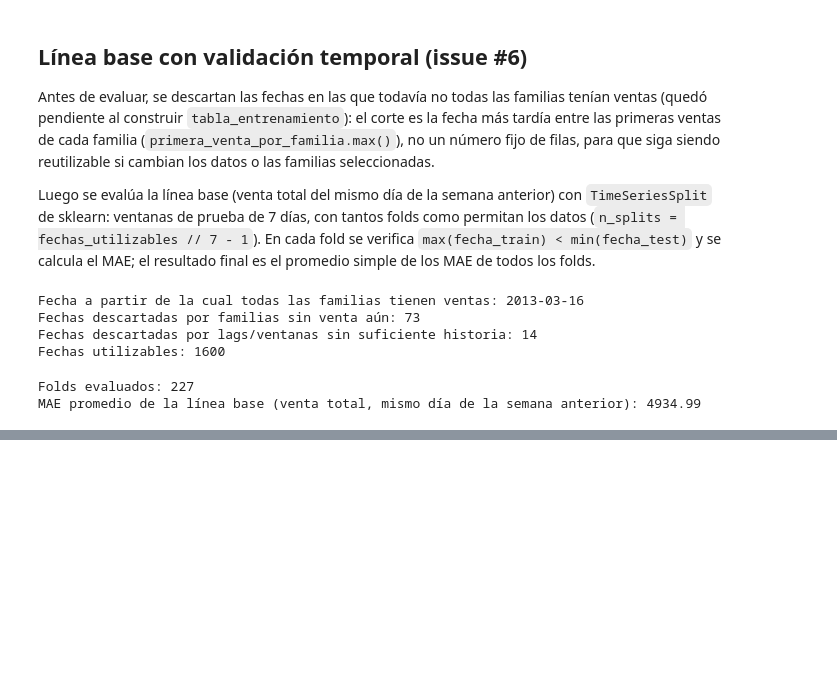
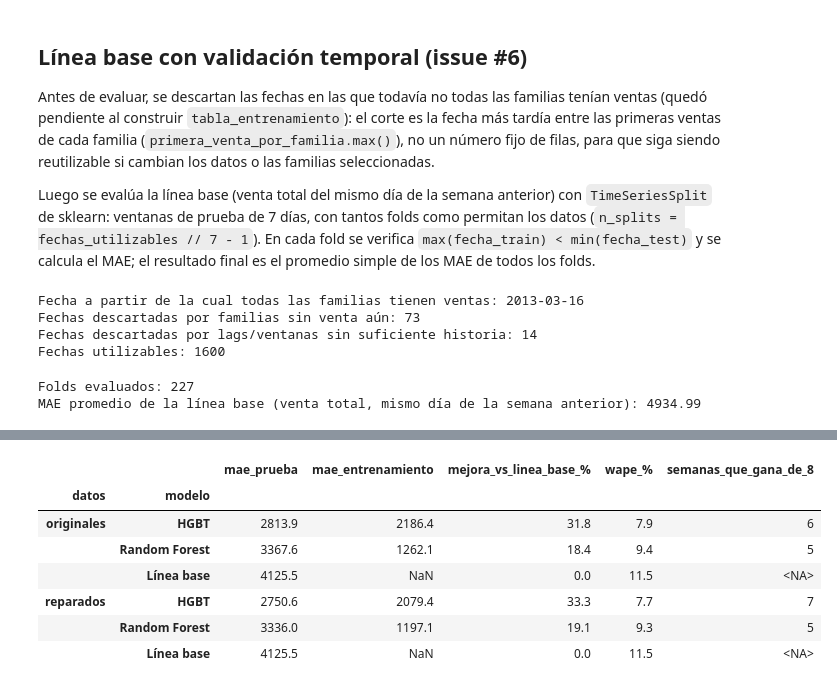
Before and after one commit to Jacogz/ML-Prediccion-Demanda, a Jupyter notebook: src/model_development.ipynb, the cells around one changed output, grey strips where cells are left out. Drawn from its saved outputs; the diff is of its cells as text; code cells hidden in the pictures; blank space fills up the shorter version.

```diff
--- a/src/model_development.ipynb
+++ b/src/model_development.ipynb
@@ -931,0 +1003,82 @@ MAE promedio de la línea base (venta total, mismo día de la semana anterior):
+# %%
+def crear_random_forest():
+    # El mismo modelo provisional de crear_modelo() en src/pipeline.py.
+    return RandomForestRegressor(n_estimators=300, random_state=42, n_jobs=-1)
+
+
+def prediccion_lag_7(tabla):
+    # Línea base: suma de lag_7 de todas las familias = venta total del mismo día de la semana anterior.
+    lags_7 = [c for c in tabla.columns if c.startswith("lag_7_")]
+    return tabla[lags_7].sum(axis=1, min_count=len(lags_7))
+
+
+cv_prueba = TimeSeriesSplit(n_splits=SEMANAS_PRUEBA, test_size=DIAS_POR_FOLD)
+
+filas = []
+for nombre, tabla in tablas.items():
+    X, y = tabla[FEATURE_COLS_WIDE], tabla["ventas_totales"]
+    modelos = {
+        "HGBT": lambda: crear_hgbt(**mejores_parametros[nombre]),
+        "Random Forest": crear_random_forest,
+    }
+    for semana, (train_idx, test_idx) in enumerate(cv_prueba.split(tabla), start=1):
+        fechas_train, fechas_test = tabla["date"].iloc[train_idx], tabla["date"].iloc[test_idx]
+        assert fechas_train.max() < fechas_test.min()
+        assert fechas_test.min() >= inicio_prueba
+        y_test = y.iloc[test_idx]
+
+        filas.append({
+            "datos": nombre, "modelo": "Línea base", "semana": semana,
+            "mae_entrenamiento": np.nan,
+            "mae_prueba": mean_absolute_error(y_test, prediccion_lag_7(tabla.iloc[test_idx])),
+        })
+        for nombre_modelo, crear in modelos.items():
+            modelo = crear().fit(X.iloc[train_idx], y.iloc[train_idx])
+            filas.append({
+                "datos": nombre, "modelo": nombre_modelo, "semana": semana,
+                "mae_entrenamiento": mean_absolute_error(
+                    y.iloc[train_idx], modelo.predict(X.iloc[train_idx])
+                ),
+                "mae_prueba": mean_absolute_error(y_test, modelo.predict(X.iloc[test_idx])),
+            })
+
+resultados = pd.DataFrame(filas)
+
+resumen = resultados.groupby(["datos", "modelo"])[["mae_prueba", "mae_entrenamiento"]].mean()
+mae_linea_base = resumen.xs("Línea base", level="modelo")["mae_prueba"]
+resumen["mejora_vs_linea_base_%"] = 100 * (
+    1 - resumen["mae_prueba"] / resumen.index.get_level_values("datos").map(mae_linea_base)
+)
+
+# WAPE: MAE como % de la venta total diaria promedio en las semanas de prueba.
+venta_promedio_prueba = {
+    nombre: tabla.loc[tabla["date"] >= inicio_prueba, "ventas_totales"].mean()
+    for nombre, tabla in tablas.items()
+}
+resumen["wape_%"] = 100 * resumen["mae_prueba"] / resumen.index.get_level_values("datos").map(
+    venta_promedio_prueba
+)
+
+# En cuántas de las semanas de prueba el MAE del modelo es menor que el de la línea base.
+mae_por_semana = resultados.pivot_table(
+    index=["datos", "semana"], columns="modelo", values="mae_prueba"
+)
+semanas_que_gana = (
+    mae_por_semana.drop(columns="Línea base")
+    .lt(mae_por_semana["Línea base"], axis=0)
+    .groupby("datos").sum()
+    .stack()
+    .rename(f"semanas_que_gana_de_{SEMANAS_PRUEBA}")
+)
+resumen = resumen.join(semanas_que_gana)
+resumen[semanas_que_gana.name] = resumen[semanas_que_gana.name].astype("Int64")
+resumen.round(1).sort_values(["datos", "mae_prueba"])
+# %% [output]
+|  |  | mae_prueba | mae_entrenamiento | mejora_vs_linea_base_% | wape_% | semanas_que_gana_de_8 |
+| datos | modelo |  |  |  |  |  |
+| originales | HGBT | 2813.9 | 2186.4 | 31.8 | 7.9 | 6 |
+|  | Random Forest | 3367.6 | 1262.1 | 18.4 | 9.4 | 5 |
+|  | Línea base | 4125.5 | NaN | 0.0 | 11.5 | <NA> |
+| reparados | HGBT | 2750.6 | 2079.4 | 33.3 | 7.7 | 7 |
+|  | Random Forest | 3336.0 | 1197.1 | 19.1 | 9.3 | 5 |
+|  | Línea base | 4125.5 | NaN | 0.0 | 11.5 | <NA> |
```
Also changed, not shown: parts of 6 cells of this notebook.
